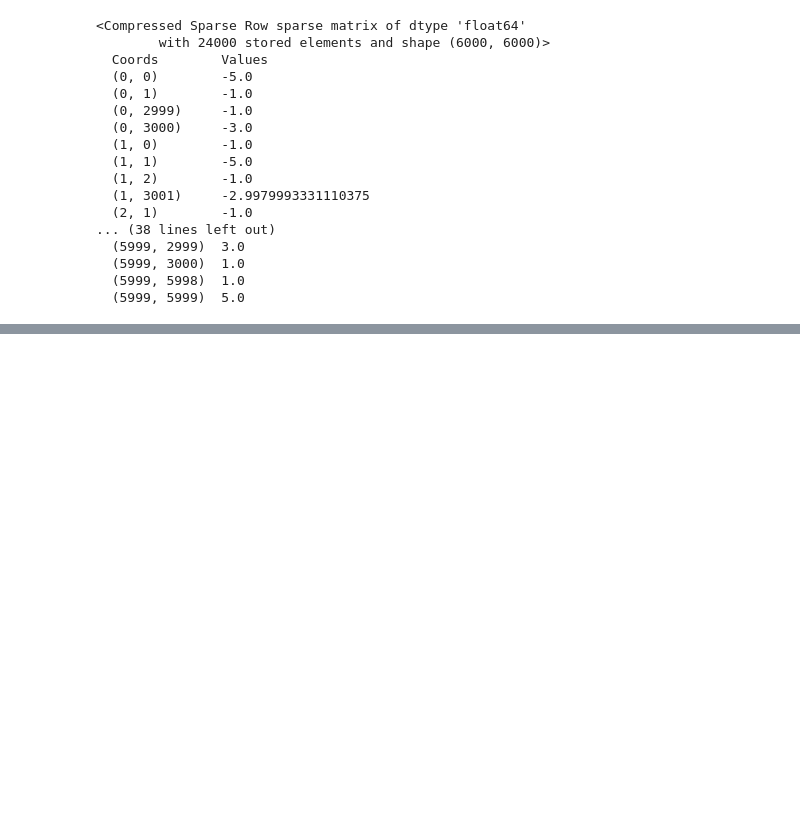
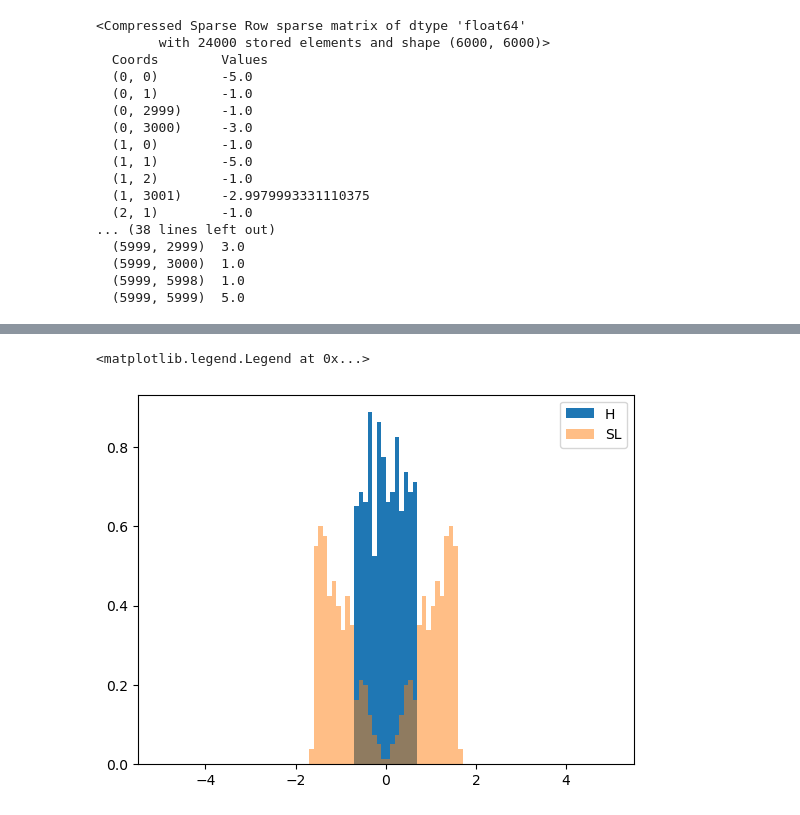
Before and after one commit to sylshaw01/SpectralLocaliser, a Jupyter notebook: src/1dplay.ipynb, the cells around one changed output, grey strips where cells are left out. Cells and saved outputs as stored; diff of their text form; code cells hidden in the pictures; blank space fills up the shorter version.

```diff
--- a/src/1dplay.ipynb
+++ b/src/1dplay.ipynb
@@ -323,0 +235,11 @@ KeyboardInterrupt
+# %%
+eigvalsH = [eigvecsH[i].flatten() for i in [3]]
+eigvalsSL = [eigvecsSL[i].flatten() for i in [3]]
+
+plt.hist(eigvalsH, bins=100, range=(-5, 5), density=True)
+plt.hist(eigvalsSL, bins=100, range=(-5, 5), alpha=0.5, density=True)
+#add legend where H is blue and SL is orange
+plt.legend(['H', 'SL'])
+# %% [output]
+<matplotlib.legend.Legend at 0x...>
+[figure, added]
```
Also changed, not shown: parts of 7 cells of this notebook, 4 other files.
